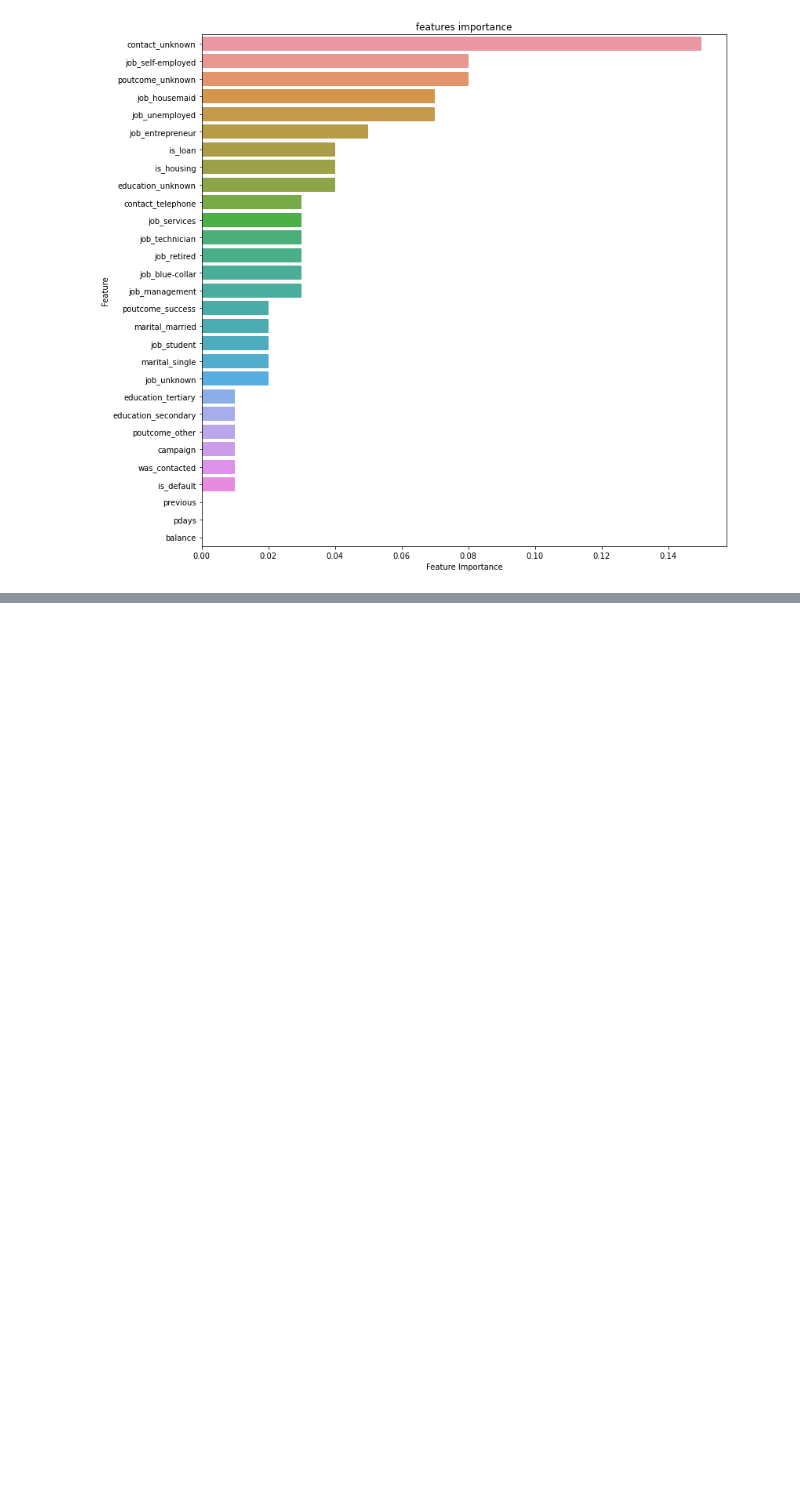
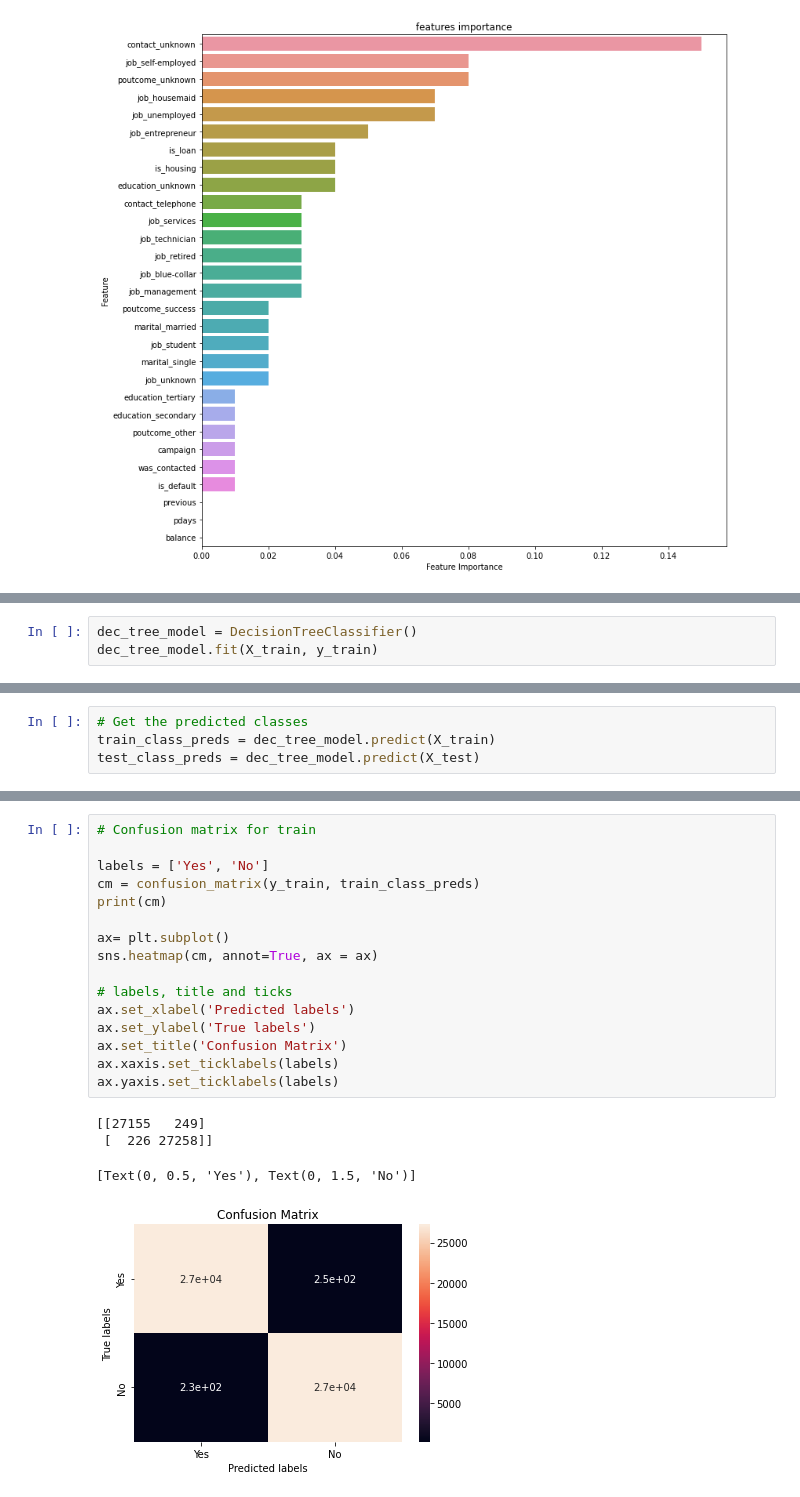
Before and after one commit to saqquib/Bank-Marketing-Effectiveness-Prediction, a Jupyter notebook: Bank_Marketing_Effectiveness_Prediction_Capstone_Project.ipynb, the cells around one changed output, grey strips where cells are left out. Cells and saved outputs as stored; diff of their text form; blank space fills up the shorter version.

```diff
--- a/Bank_Marketing_Effectiveness_Prediction_Capstone_Project.ipynb
+++ b/Bank_Marketing_Effectiveness_Prediction_Capstone_Project.ipynb
@@ -1586,0 +1593,3 @@ sns.barplot(x='Feature Importance',y="Feature", data=fim_gb_df)
+# %%
+dec_tree_model = DecisionTreeClassifier()
+dec_tree_model.fit(X_train, y_train)
@@ -1586,0 +1598,4 @@ sns.barplot(x='Feature Importance',y="Feature", data=fim_gb_df)
+# %%
+# Get the predicted classes
+train_class_preds = dec_tree_model.predict(X_train)
+test_class_preds = dec_tree_model.predict(X_test)
@@ -1586,0 +1612,21 @@ sns.barplot(x='Feature Importance',y="Feature", data=fim_gb_df)
+# %%
+# Confusion matrix for train
+
+labels = ['Yes', 'No']
+cm = confusion_matrix(y_train, train_class_preds)
+print(cm)
+
+ax= plt.subplot()
+sns.heatmap(cm, annot=True, ax = ax)
+
+# labels, title and ticks
+ax.set_xlabel('Predicted labels')
+ax.set_ylabel('True labels')
+ax.set_title('Confusion Matrix')
+ax.xaxis.set_ticklabels(labels)
+ax.yaxis.set_ticklabels(labels)
+# %% [output]
+[[27155   249]
+ [  226 27258]]
+[Text(0, 0.5, 'Yes'), Text(0, 1.5, 'No')]
+[figure, added]
```
Also changed, not shown: parts of 24 cells of this notebook.
